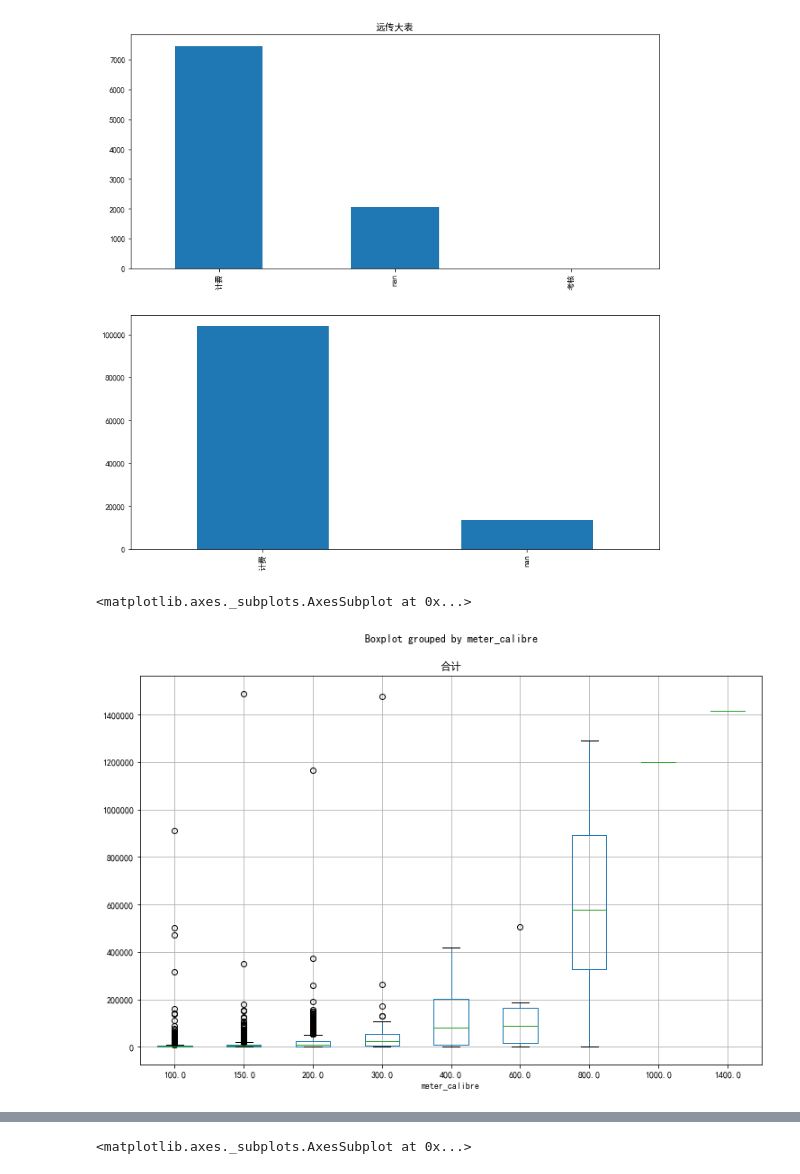
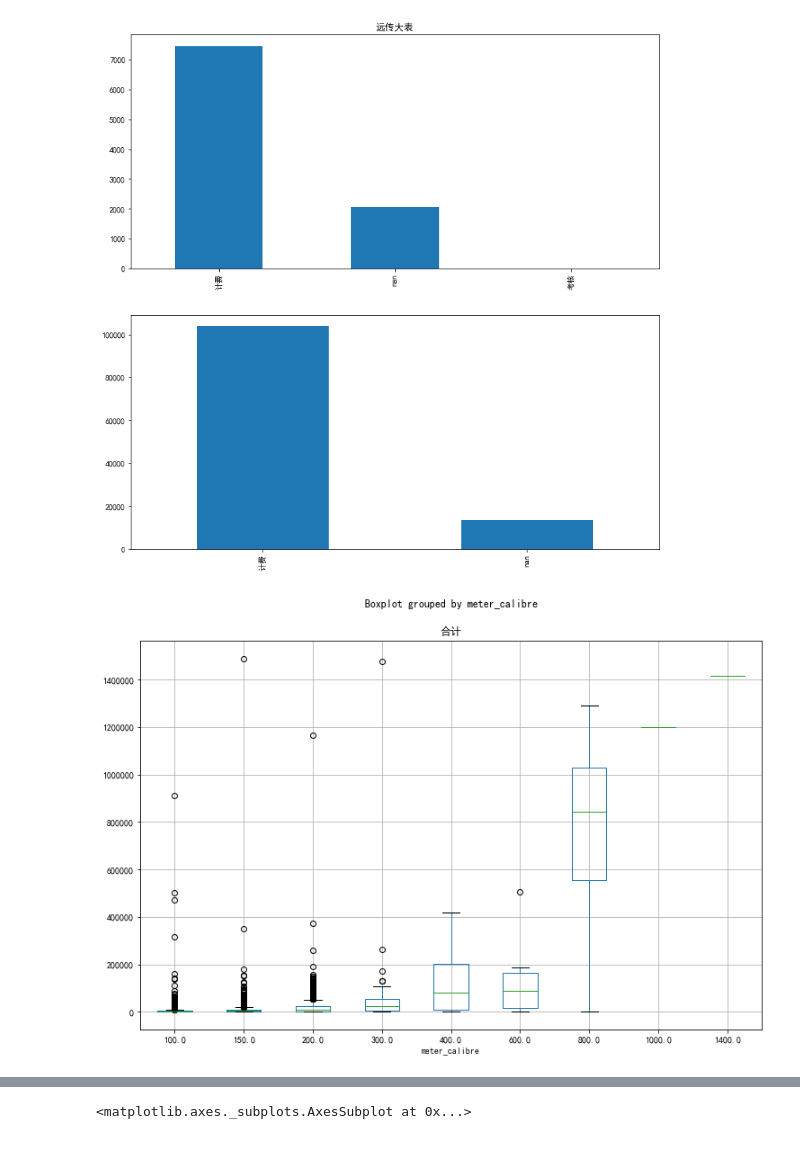
Before and after one commit to jayaston/mypyworks, a Jupyter notebook: 远传水表描述性分析.ipynb, the cells around one changed output, grey strips where cells are left out. Drawn from its saved outputs; the diff is of its cells as text; code cells hidden in the pictures.

```diff
--- a/远传水表描述性分析.ipynb
+++ b/远传水表描述性分析.ipynb
@@ -598,7 +565,6 @@ smart_metre_2020['user_ms_type'].astype('str').value_counts(dropna=False).plot(k
 <matplotlib.axes._subplots.AxesSubplot at 0x...>
 [figure]
 # %%
-large_metre_2020.boxplot(column=["合计"], by="meter_calibre",figsize=(12,8))
+p = large_metre_2020_inner.boxplot(column=["合计"], by="meter_calibre",figsize=(12,8),return_type='dict')
 # %% [output]
-<matplotlib.axes._subplots.AxesSubplot at 0x...>
-[figure, old version]
+[figure, new version]
```
Also changed, not shown: parts of 21 cells of this notebook, 1 other file.
